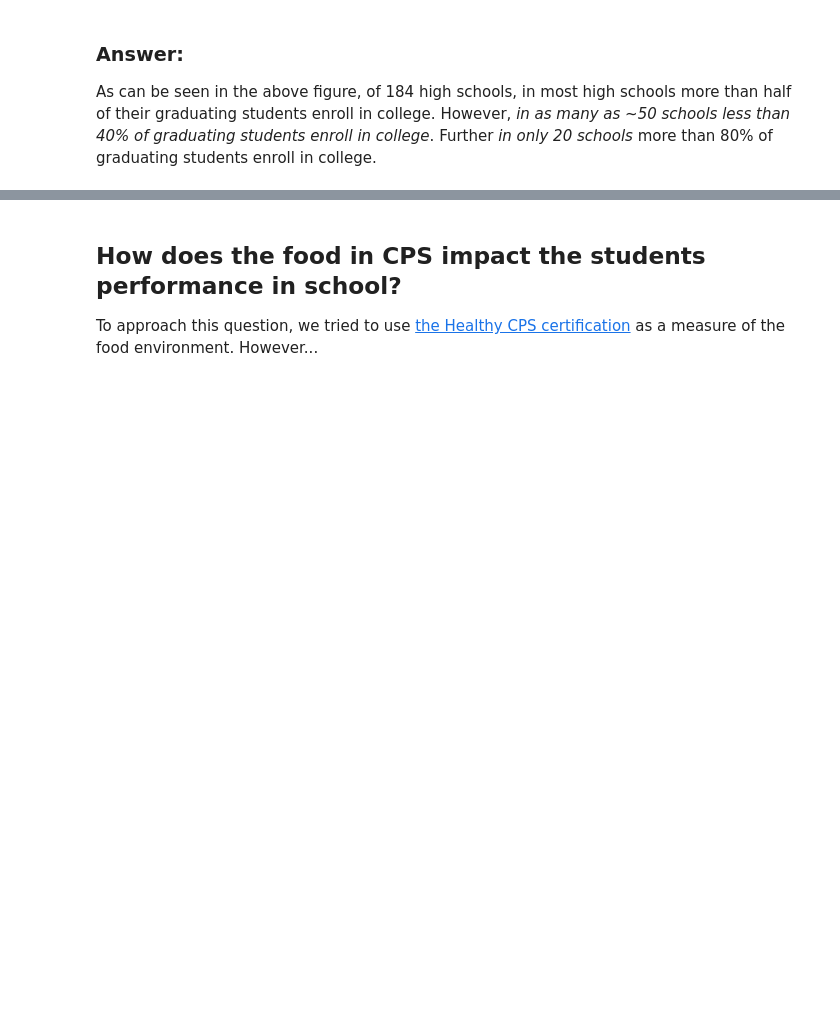
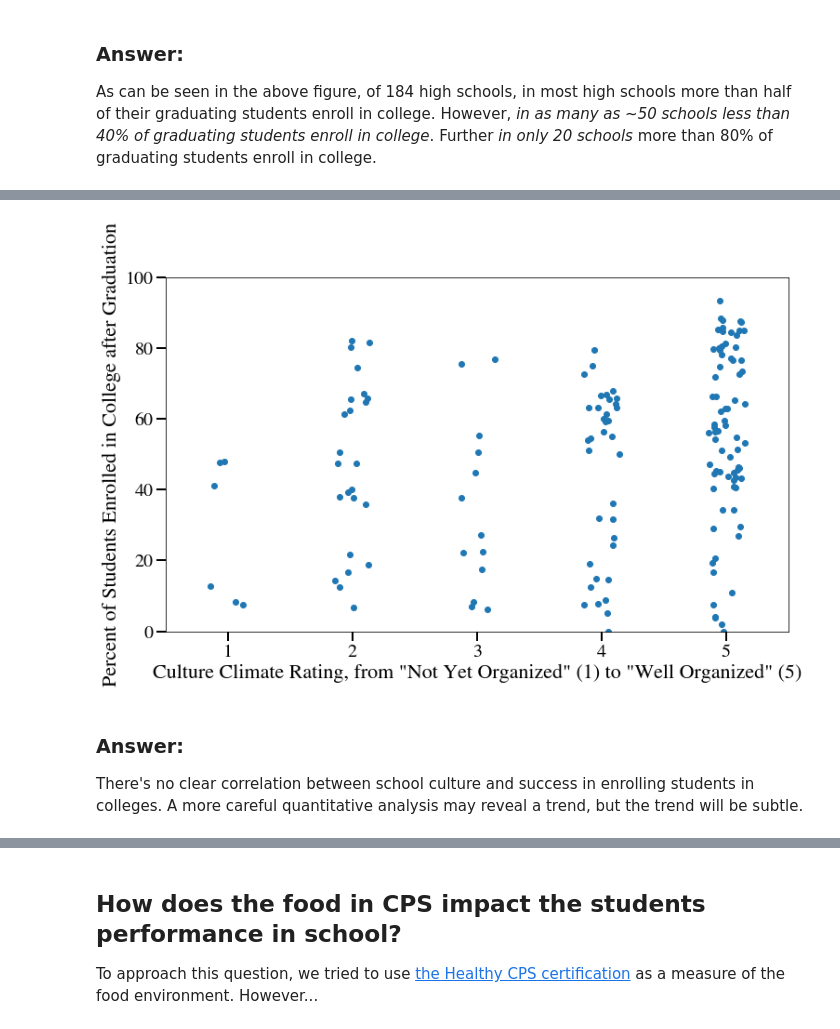
Before and after one commit to avault/chicago_public_schools, a Jupyter notebook: analyses/analysis_setup.ipynb, the cells around one changed output, grey strips where cells are left out. Saved outputs shown, nothing was run; the diff lists cells and outputs as text; code cells hidden in the pictures; blank space fills up the shorter version.

```diff
--- a/analyses/analysis_setup.ipynb
+++ b/analyses/analysis_setup.ipynb
@@ -124,0 +101,28 @@ scatter_plot( combined_df, 'Student_Attainment_Rating_Int',  'College_Enrollment
+# %%
+# This maps the qualitative assessment to a quantiative score
+culture_climate_rating_mapping = {
+    'NOT ENOUGH DATA': -1.,
+    'NOT YET ORGANIZED': 1.,
+    'PARTIALLY ORGANIZED': 2.,
+    'MODERATELY ORGANIZED': 3.,
+    'ORGANIZED': 4.,
+    'WELL ORGANIZED': 5.,
+}
+analysis_helper.scatter_plot(
+    combined_df,
+    'Culture_Climate_Rating',
+    'College_Enrollment_School_Pct_Year_2',
+    x_mapping = culture_climate_rating_mapping,
+    x_label = 'Culture Climate Rating, from "Not Yet Organized" (1) to "Well Organized" (5)',
+    y_label = 'Percent of Students Enrolled in College after Graduation',
+    jitter = 0.15,
+    x_lim = [ 0.5, 5.5 ],
+    y_lim = [ 0, 100 ],
+)
+# %% [output]
+[figure, added]
+# %% [markdown]
+### Answer:
+
+There's no clear correlation between school culture and success in enrolling students in colleges.
+A more careful quantitative analysis may reveal a trend, but the trend will be subtle.
```
Also changed, not shown: parts of 44 cells of this notebook, 1 other file.
